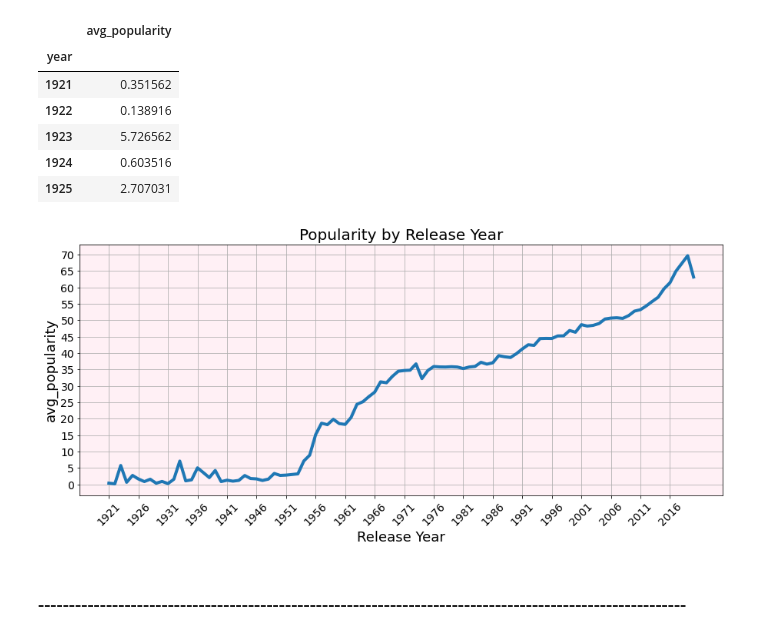
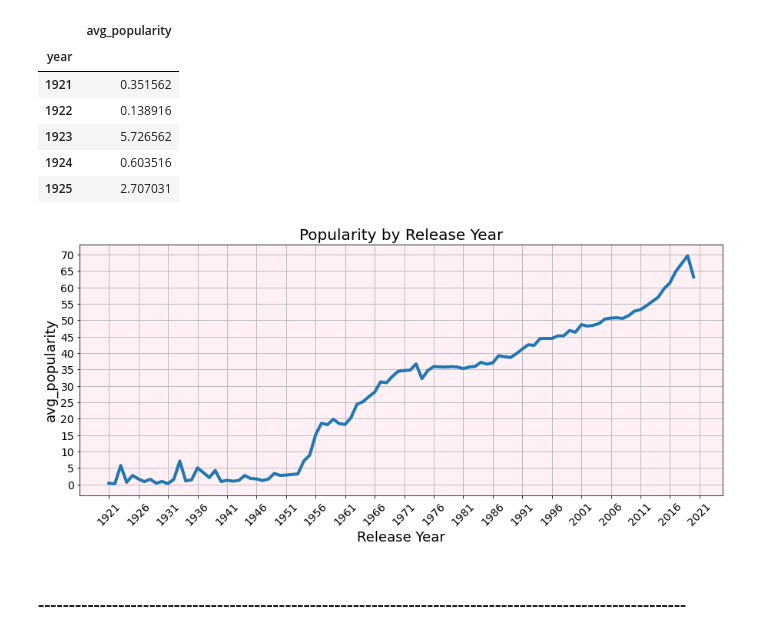
Before and after one commit to shukimolk/Spotify_Feature_Analysis, a Jupyter notebook: Spotify 1921-2020 Track Feature Analysis.ipynb, the cells around one changed output. Saved outputs shown, nothing was run; the diff lists cells and outputs as text; code cells hidden in the pictures.

```diff
--- a/Spotify 1921-2020 Track Feature Analysis.ipynb
+++ b/Spotify 1921-2020 Track Feature Analysis.ipynb
@@ -369,23 +369,25 @@ year_pplrty.head()
 # %%
 plt.rcParams['axes.facecolor'] = 'lavenderblush'
 plt.figure(figsize = (15,6))
 
 plt.plot(year_pplrty.index, year_pplrty['avg_popularity'], linewidth = 4)
 
 plt.xlabel('Release Year', fontsize = 18)
 plt.ylabel('avg_popularity', fontsize = 18)
 
-plt.xticks(year_pplrty.index[::5], rotation=45, fontsize = 14 )
+min_year = year_pplrty.index.min()
+max_year = year_pplrty.index.max()
+plt.xticks(range(min_year, max_year+5)[::5], rotation=45, fontsize = 14 )
 
 min_pop = int(np.round( year_pplrty['avg_popularity'].min() ))
 max_pop = int(np.round( year_pplrty['avg_popularity'].max() ))
 plt.yticks(range(min_pop, max_pop+1 )[::5], fontsize = 14 )
 
 plt.title('Popularity by Release Year', fontsize = 20)
 plt.grid()
 plt.show()
 # %% [output]
-[figure, old version]
+[figure, new version]
 # %% [markdown]
 ### ---------------------------------------------------------------------------------------------------------
 # %% [markdown]
```
Also changed, not shown: parts of 2 cells of this notebook.
